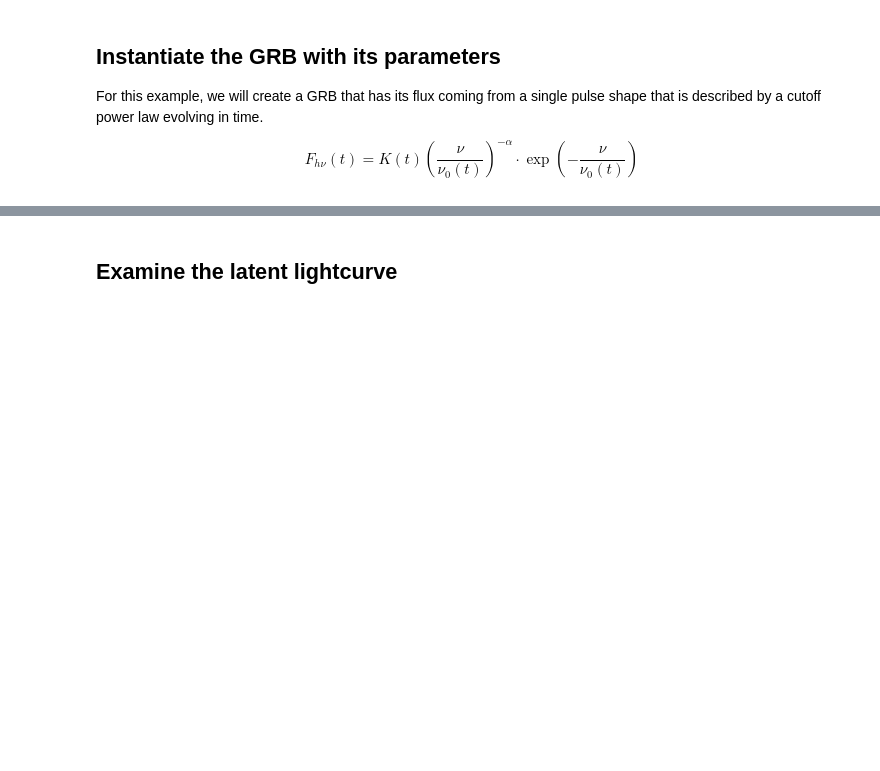
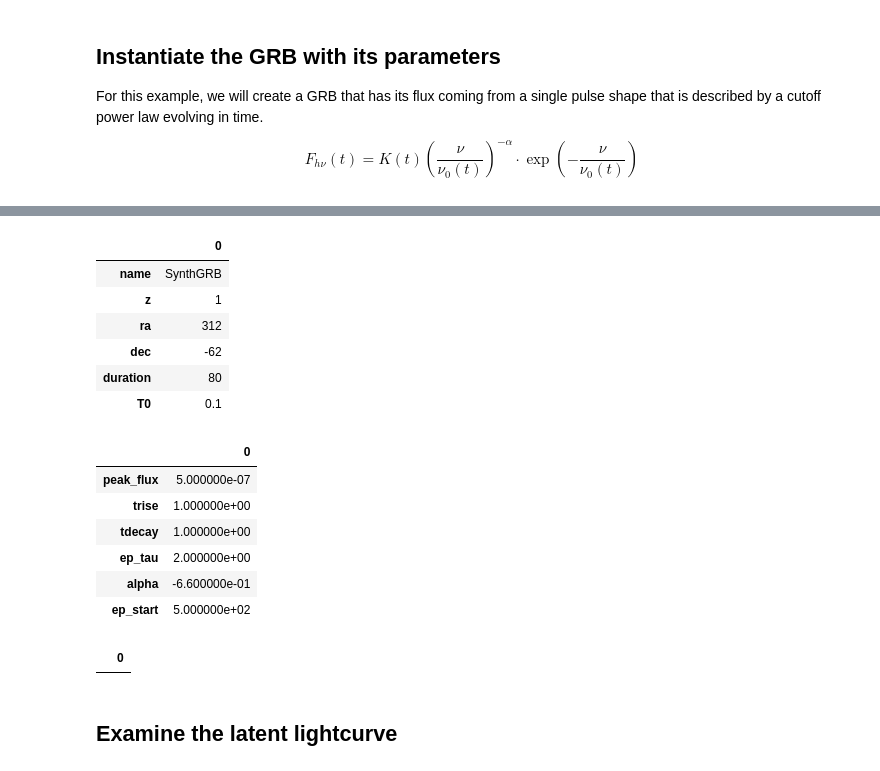
Before and after one commit to grburgess/cosmogrb, a Jupyter notebook: docs/notebooks/grb.ipynb, the cells around one changed output, grey strips where cells are left out. Saved outputs shown, nothing was run; the diff lists cells and outputs as text; code cells hidden in the pictures; blank space fills up the shorter version.

```diff
--- a/docs/notebooks/grb.ipynb
+++ b/docs/notebooks/grb.ipynb
@@ -22,7 +22,7 @@ For this example, we will create a GRB that has its flux coming from a single pu
 
 $$  F_{h\nu}(t)  = K(t) \left(\frac{\nu}{\nu_0(t)} \right)^{-\alpha} \cdot \exp\left(- \frac{\nu}{\nu_0(t)} \right)$$
 # %%
-grb = cosmogrb.GBMGRB_CPL(
+grb = cosmogrb.gbm.GBMGRB_CPL(
     ra=312.0,
     dec=-62.0,
     z=1.0,
@@ -35,4 +35,6 @@ grb = cosmogrb.GBMGRB_CPL(
     duration=80.0,
     T0=0.1,
 )
+
+grb.info()
 # %% [output]
@@ -41,3 +41,18 @@ WARNING: AstropyDeprecationWarning: "clobber" was deprecated in version 2.0 and
+|  | 0 |
+| name | SynthGRB |
+| z | 1 |
+| ra | 312 |
+| dec | -62 |
+| duration | 80 |
+| T0 | 0.1 |
+|  | 0 |
+| peak_flux | 5.000000e-07 |
+| trise | 1.000000e+00 |
+| tdecay | 1.000000e+00 |
+| ep_tau | 2.000000e+00 |
+| alpha | -6.600000e-01 |
+| ep_start | 5.000000e+02 |
+|  | 0 |
 # %% [markdown]
 ## Examine the latent lightcurve
 # %%
```
Also changed, not shown: parts of 18 cells of this notebook, 4 other files.
